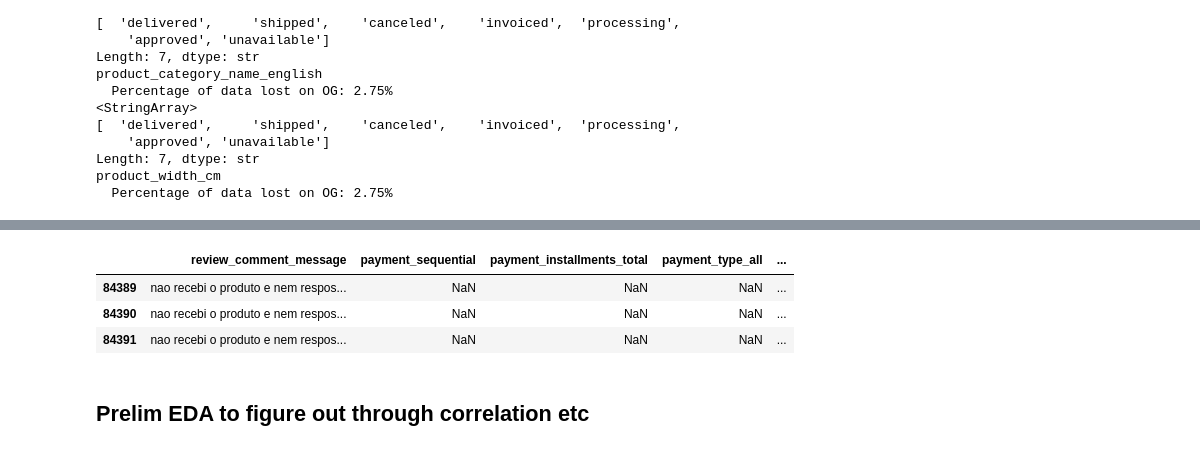
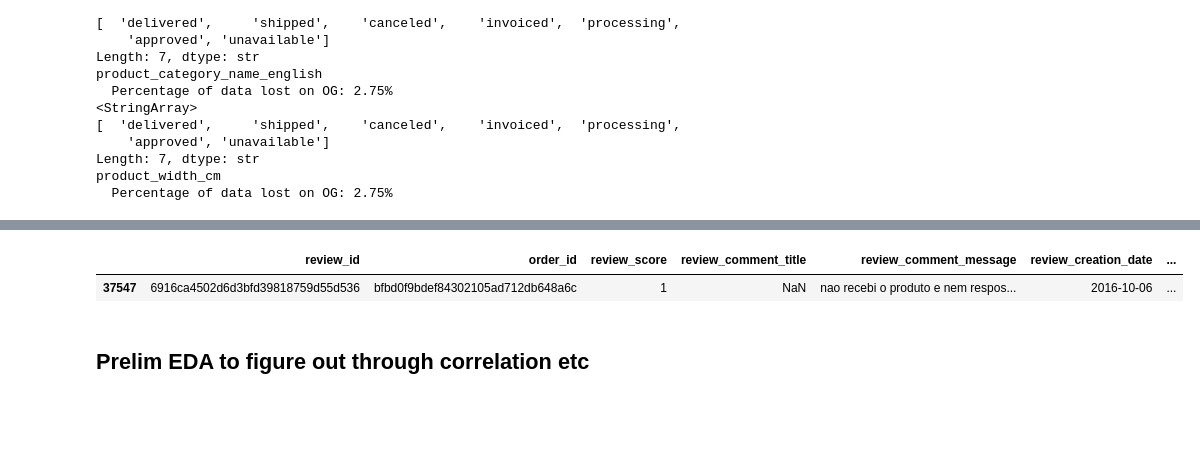
Before and after one commit to skinnyfrit/ay2627-tcx3901, a Jupyter notebook: EDA.ipynb, the cells around one changed output, grey strips where cells are left out. Cells and saved outputs as stored; diff of their text form; code cells hidden in the pictures; blank space fills up the shorter version.

```diff
--- a/EDA.ipynb
+++ b/EDA.ipynb
@@ -815,12 +804,11 @@ dupes_and_na(df1)
 | delivered_customer | 0 | 109546 |
 | delivered_customer_days | 0 | 109428 |
 # %%
-df1[df1['payment_sequential'].isna() == True].iloc[:,20:]
+df1[df1['payment_sequential'].isna() == True].iloc[:,:]
+olist['reviews'][olist['reviews']['order_id'] == 'bfbd0f9bdef84302105ad712db648a6c']
 # %% [output]
-|  | review_comment_message | payment_sequential | payment_installments_total | payment_type_all | ... |
-| 84389 | nao recebi o produto e nem respos... | NaN | NaN | NaN | ... |
-| 84390 | nao recebi o produto e nem respos... | NaN | NaN | NaN | ... |
-| 84391 | nao recebi o produto e nem respos... | NaN | NaN | NaN | ... |
+|  | review_id | order_id | review_score | review_comment_title | review_comment_message | review_creation_date | ... |
+| 37547 | 6916ca4502d6d3bfd39818759d55d536 | bfbd0f9bdef84302105ad712db648a6c | 1 | NaN | nao recebi o produto e nem respos... | 2016-10-06 | ... |
 # %% [markdown]
 ## Prelim EDA to figure out through correlation etc
 # %%
```
Also changed, not shown: parts of 18 cells of this notebook, 1 other file.
